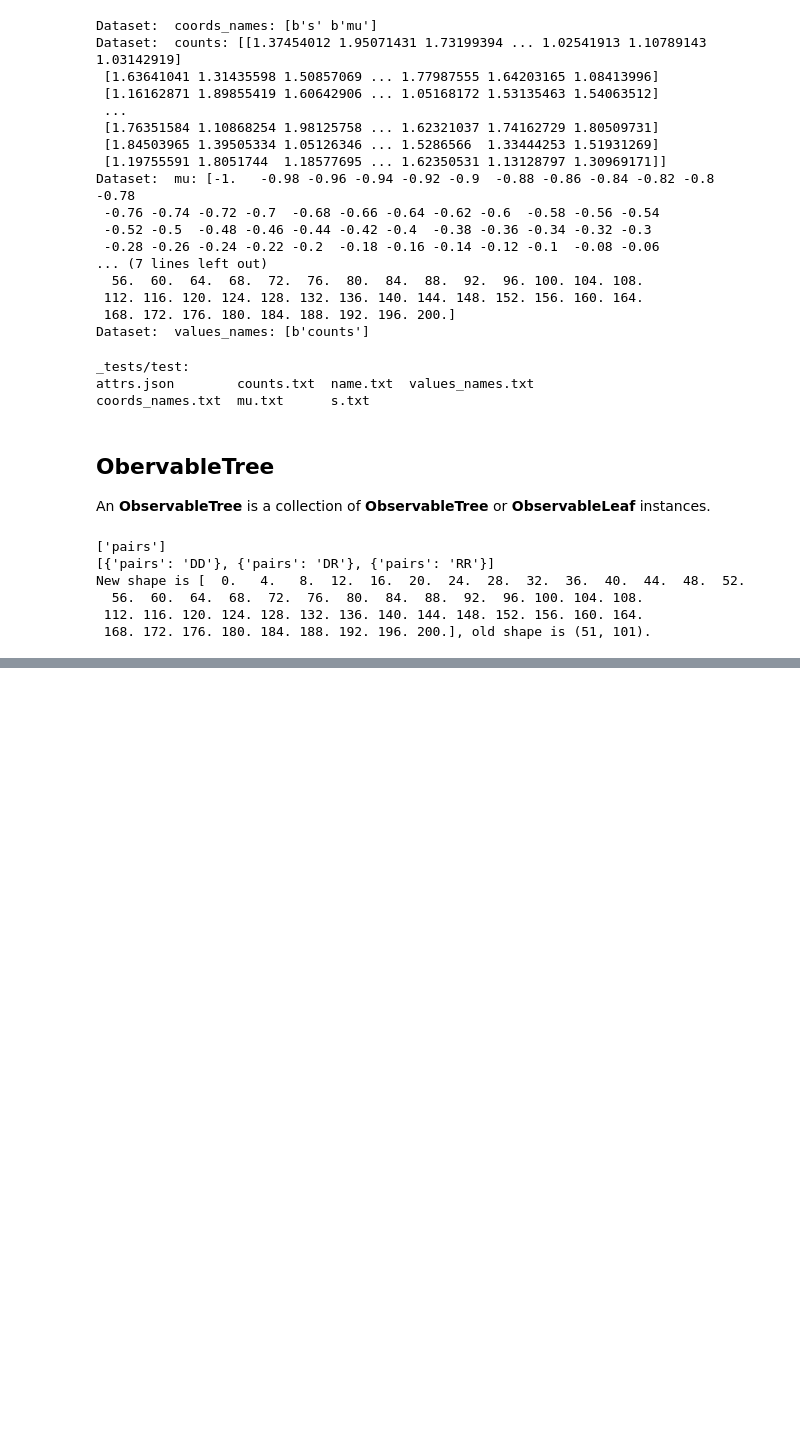
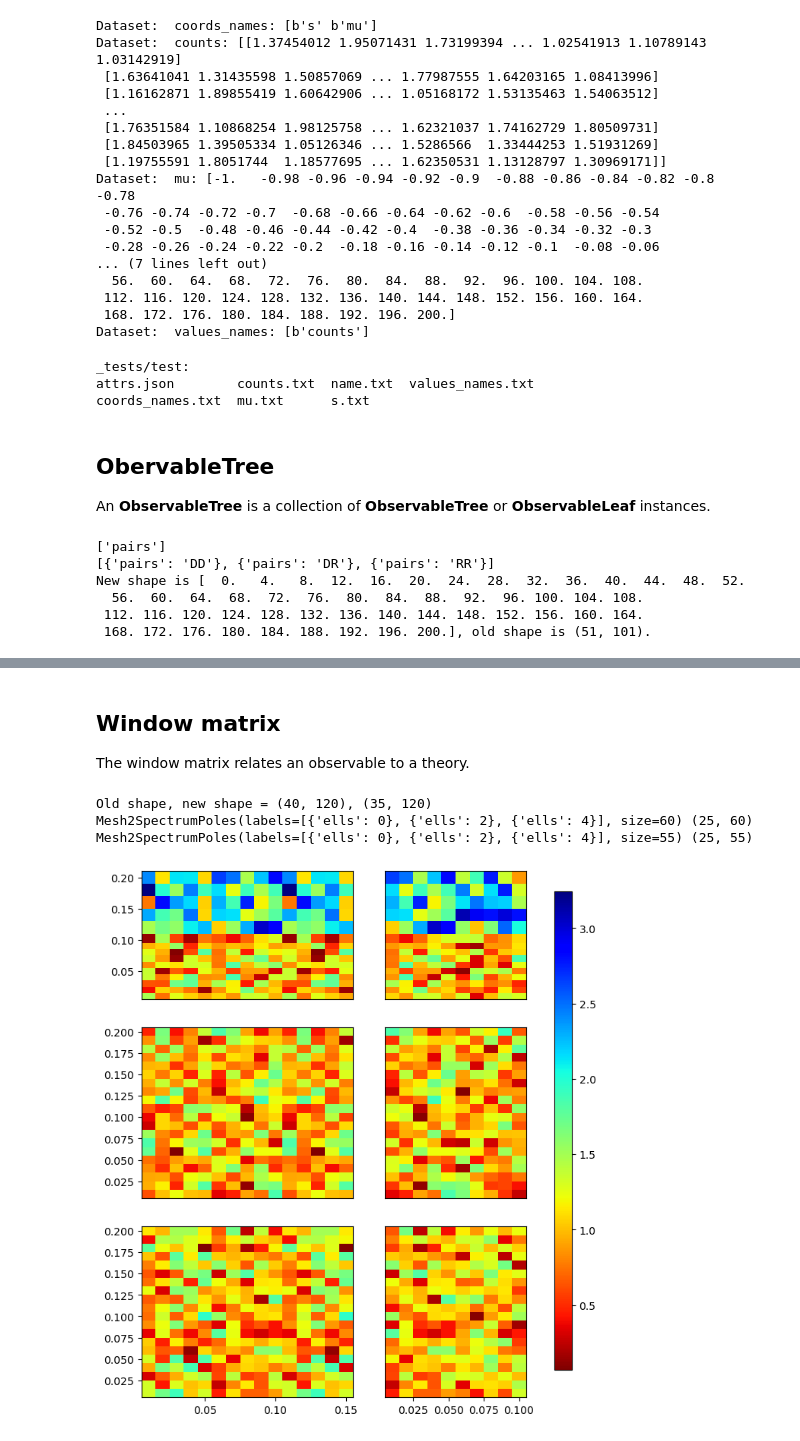
Before and after one commit to adematti/lsstypes, a Jupyter notebook: nb/basic_examples.ipynb, the cells around one changed output, grey strips where cells are left out. Cells and saved outputs as stored; diff of their text form; code cells hidden in the pictures; blank space fills up the shorter version.

```diff
--- a/nb/basic_examples.ipynb
+++ b/nb/basic_examples.ipynb
@@ -141,18 +142,22 @@ New shape is [  0.   4.   8.  12.  16.  20.  24.  28.  32.  36.  40.  44.  48.
 
 # Let's use some types defined in lsstypes/types.py
 
-from lsstypes import Spectrum2Pole, Spectrum2Poles
+from lsstypes import Mesh2SpectrumPole, Mesh2SpectrumPoles
 
-def get_spectrum(seed=None):
-    ells = [0, 2, 4]
+def get_spectrum(ells=(0, 2, 4), size=40, seed=42):
     rng = np.random.RandomState(seed=seed)
     poles = []
     for ell in ells:
-        k = np.linspace(0., 0.2, 41)
-        poles.append(Spectrum2Pole(k=k, num=rng.uniform(size=k.size)))
-    return Spectrum2Poles(poles, ells=ells)
+        k_edges = np.linspace(0., 0.2, size + 1)
+        k_edges = np.column_stack([k_edges[:-1], k_edges[1:]])
+        k = k_edges.mean(axis=-1)
+        poles.append(Mesh2SpectrumPole(k=k, k_edges=k_edges, num_raw=rng.uniform(size=k.size)))
+    return Mesh2SpectrumPoles(poles, ells=list(ells))
 
 spectrum = get_spectrum()
 
 tree = ObservableTree([correlation, spectrum], observables=['correlation', 'spectrum'])
+# To get to a leaf
 tree.get(observables='correlation', pairs='DD').counts;
+# To select a subtree
+assert tree.get(observables='spectrum') == spectrum
@@ -212,0 +285,50 @@ coords_names.txt  name.txt  num_shotnoise.txt  values_names.txt
+# %% [markdown]
+## **Window matrix**
+
+The window matrix relates an observable to a theory.
+# %%
+observable = get_spectrum(ells=(0, 2), size=20)
+theory = get_spectrum(ells=(0, 2, 4), size=40)
+
+from lsstypes import WindowMatrix
+
+rng = np.random.RandomState(seed=42)
+value = rng.uniform(0., 1., size=(observable.size, theory.size))
+winmat = WindowMatrix(value=value, theory=theory, observable=observable)
+
+# Main attributes
+winmat.value()  # window array
+assert winmat.value().shape == (observable.size, theory.size)
+
+# To apply the window to a theory (ObservableLeaf, ObservableTree or numpy array)
+array = winmat.dot(theory)  # returns a numpy array
+
+# Let's say we want to select observed k in (0, 0.15); let's use the at syntax!
+oshape = winmat.shape
+winmat = winmat.at.observable.select(k=(0, 0.15))
+assert np.all(winmat.observable.get(0).k < 0.15)
+print(f'Old shape, new shape = {oshape}, {winmat.shape}')
+
+# Let's further truncate the quadrupole to k < 0.1
+winmat = winmat.at.observable.at(2).select(k=(0, 0.1))
+assert np.all(winmat.observable.get(2).k < 0.1)
+
+# We can also rebin, e.g. the theory:
+winmat = winmat.at.theory.select(k=slice(0, None, 2))
+# And rebin the hexadecapole theory further for k > 0.1
+print(winmat.theory, winmat.shape)
+winmat = winmat.at.theory.at(ells=4).at(k=(0.1, 1.)).select(k=slice(0, None, 2))
+print(winmat.theory, winmat.shape)
+
+# You can sum window matrices
+winmat2 = winmat + winmat
+assert np.allclose(winmat2.value(), winmat.value())
+
+
+# Plot the matrix
+winmat.plot(show=True);
+# %% [output]
+Old shape, new shape = (40, 120), (35, 120)
+Mesh2SpectrumPoles(labels=[{'ells': 0}, {'ells': 2}, {'ells': 4}], size=60) (25, 60)
+Mesh2SpectrumPoles(labels=[{'ells': 0}, {'ells': 2}, {'ells': 4}], size=55) (25, 55)
+[figure, added]
```
Also changed, not shown: parts of 17 cells of this notebook, 8 other files.
